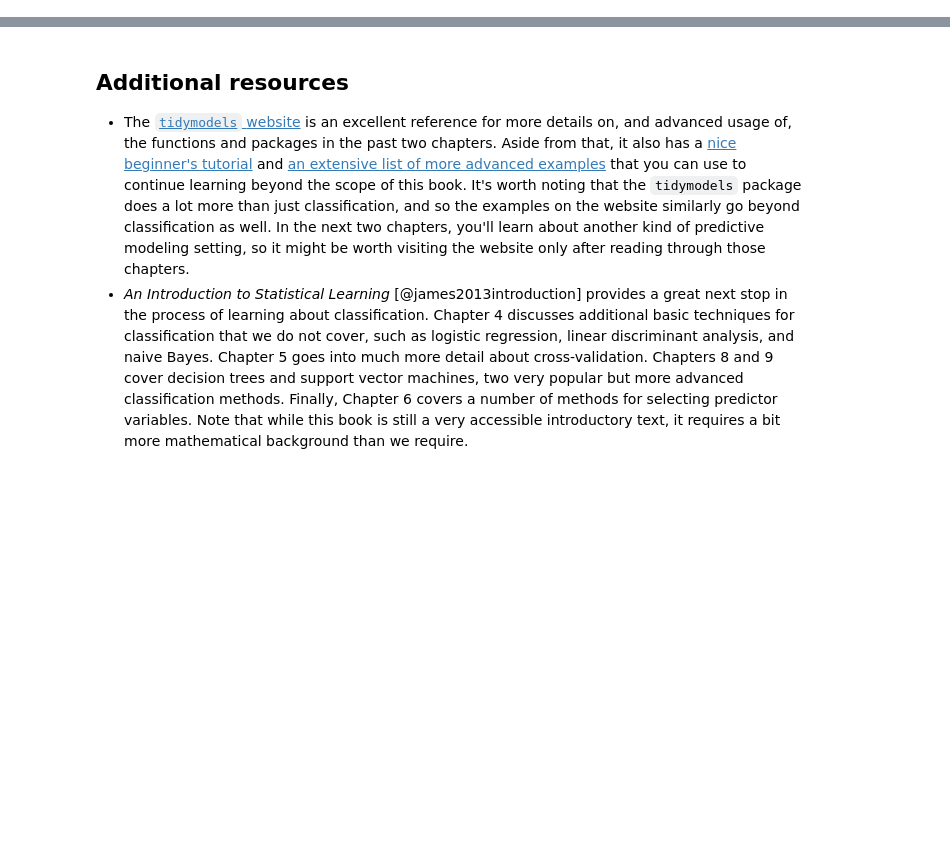
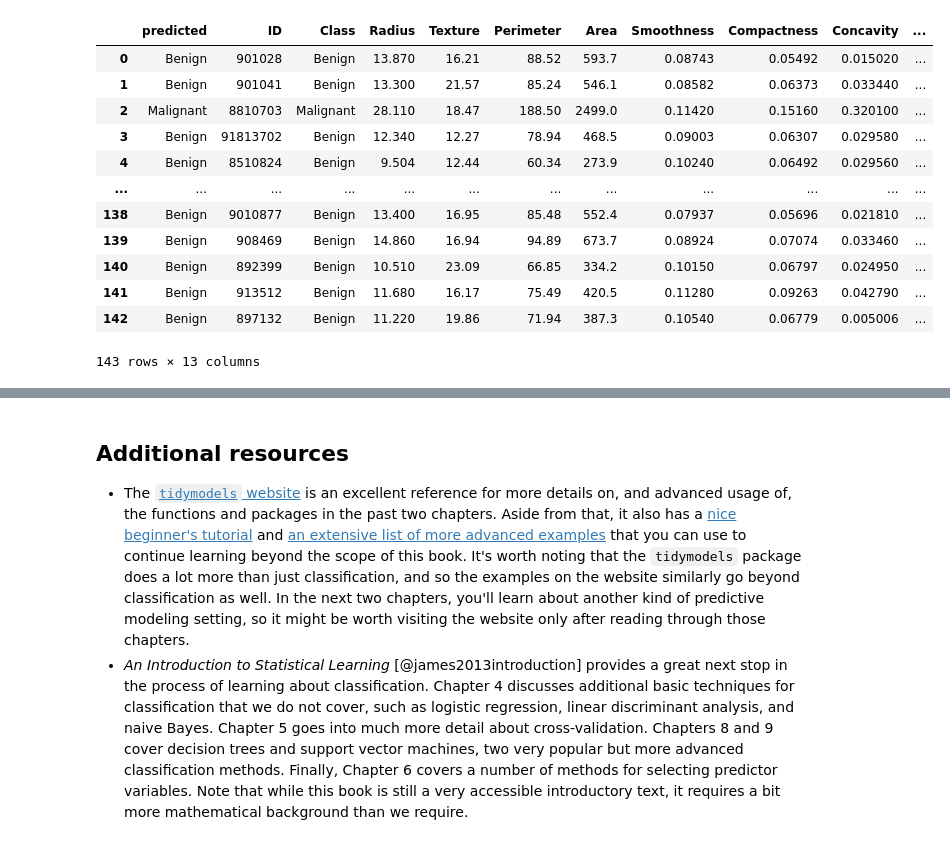
Before and after one commit to UBC-DSCI/introduction-to-datascience-python, a Jupyter notebook: source/classification2.ipynb, the cells around one changed output, grey strips where cells are left out. Saved outputs shown, nothing was run; the diff lists cells and outputs as text; code cells hidden in the pictures; blank space fills up the shorter version.

```diff
--- a/source/classification2.ipynb
+++ b/source/classification2.ipynb
@@ -91,0 +368,5 @@ $$\mathrm{prediction \; accuracy} = \frac{\mathrm{number \; of  \; correct  \; p
+# %%
+cancer_train, cancer_test = train_test_split(
+    cancer, train_size=0.75, stratify=cancer["Class"], random_state=1
+)
+cancer_train.info()
@@ -91,0 +470,4 @@ $$\mathrm{prediction \; accuracy} = \frac{\mathrm{number \; of  \; correct  \; p
+# %%
+cancer_preprocessor = make_column_transformer(
+    (StandardScaler(), ["Smoothness", "Concavity"]),
+)
@@ -91,0 +528,29 @@ $$\mathrm{prediction \; accuracy} = \frac{\mathrm{number \; of  \; correct  \; p
+# %%
+# np.random.seed(1)
+
+cancer_test_predictions = knn_fit.predict(
+    cancer_test.loc[:, ["Smoothness", "Concavity"]]
+)
+cancer_test_predictions = pd.concat(
+    [
+        pd.DataFrame(cancer_test_predictions, columns=["predicted"]),
+        cancer_test.reset_index(drop=True),
+    ],
+    axis=1,
+)  # to add the predictions column to the original test data
+
+cancer_test_predictions
+# %% [output]
+|  | predicted | ID | Class | Radius | Texture | Perimeter | Area | Smoothness | Compactness | Concavity | ... |
+| 0 | Benign | 901028 | Benign | 13.870 | 16.21 | 88.52 | 593.7 | 0.08743 | 0.05492 | 0.015020 | ... |
+| 1 | Benign | 901041 | Benign | 13.300 | 21.57 | 85.24 | 546.1 | 0.08582 | 0.06373 | 0.033440 | ... |
+| 2 | Malignant | 8810703 | Malignant | 28.110 | 18.47 | 188.50 | 2499.0 | 0.11420 | 0.15160 | 0.320100 | ... |
+| 3 | Benign | 91813702 | Benign | 12.340 | 12.27 | 78.94 | 468.5 | 0.09003 | 0.06307 | 0.029580 | ... |
+| 4 | Benign | 8510824 | Benign | 9.504 | 12.44 | 60.34 | 273.9 | 0.10240 | 0.06492 | 0.029560 | ... |
+| ... | ... | ... | ... | ... | ... | ... | ... | ... | ... | ... | ... |
+| 138 | Benign | 9010877 | Benign | 13.400 | 16.95 | 85.48 | 552.4 | 0.07937 | 0.05696 | 0.021810 | ... |
+| 139 | Benign | 908469 | Benign | 14.860 | 16.94 | 94.89 | 673.7 | 0.08924 | 0.07074 | 0.033460 | ... |
+| 140 | Benign | 892399 | Benign | 10.510 | 23.09 | 66.85 | 334.2 | 0.10150 | 0.06797 | 0.024950 | ... |
+| 141 | Benign | 913512 | Benign | 11.680 | 16.17 | 75.49 | 420.5 | 0.11280 | 0.09263 | 0.042790 | ... |
+| 142 | Benign | 897132 | Benign | 11.220 | 19.86 | 71.94 | 387.3 | 0.10540 | 0.06779 | 0.005006 | ... |
+143 rows × 13 columns
```
Also changed, not shown: parts of 66 cells of this notebook, 4 other files.
